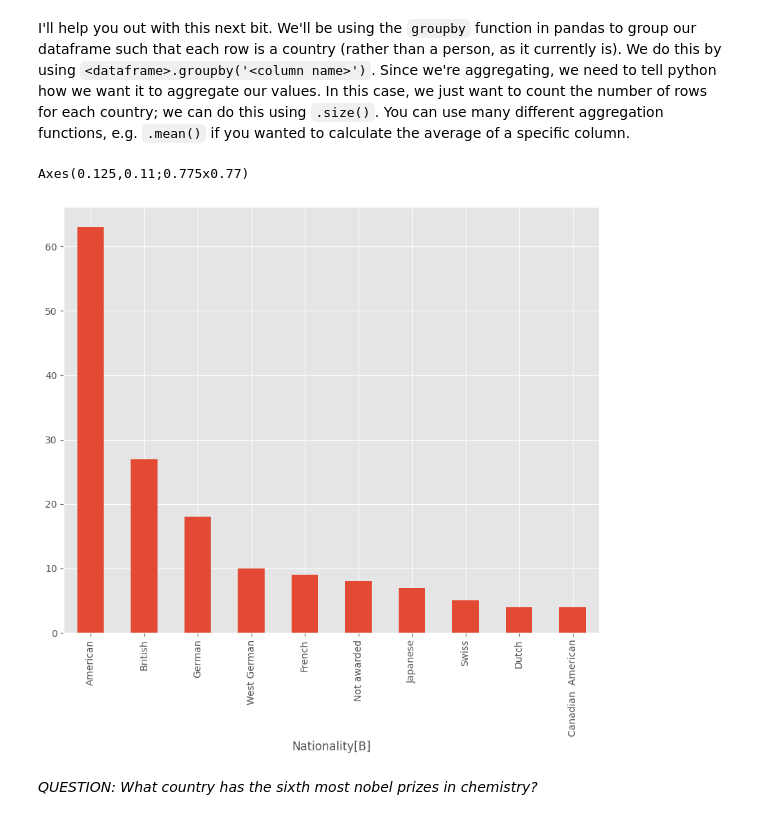
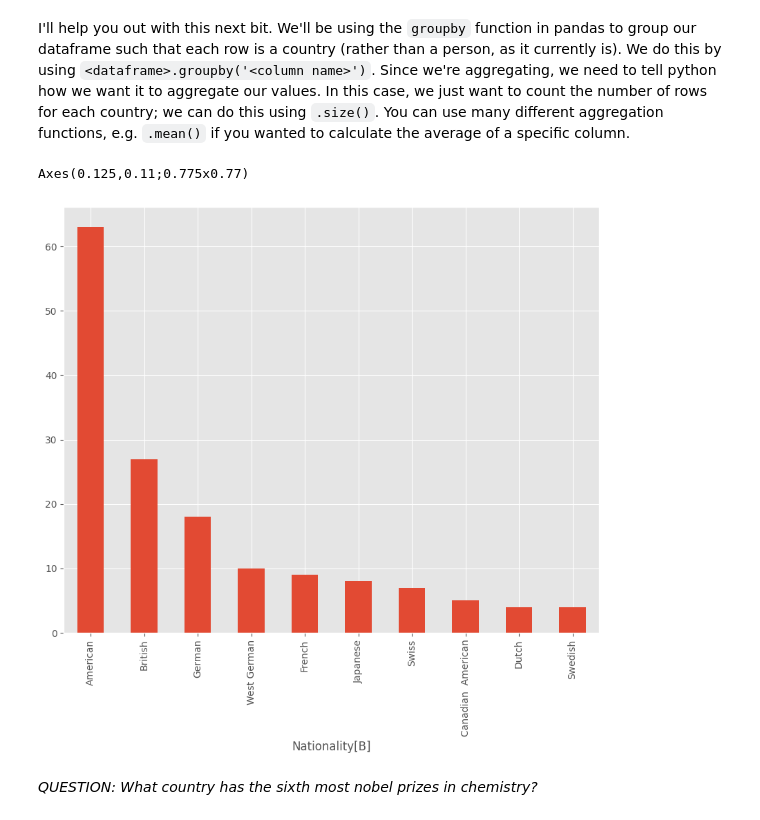
Before and after one commit to Denise-byte/QM2, a Jupyter notebook: notebooks/W02. Pandas.ipynb, the cells around one changed output. Drawn from its saved outputs; the diff is of its cells as text; code cells hidden in the pictures.

```diff
--- a/notebooks/W02. Pandas.ipynb
+++ b/notebooks/W02. Pandas.ipynb
@@ -441,16 +441,16 @@ I'll help you out with this next bit. We'll be using the `groupby` function in p
 # %%
 # create a new dataframe called 'country' in which each row is a country, and the values represent the number of nobel laureates.
 
 country= chem.groupby ('Nationality[B]').size()
 
 # now sort it in descending order
 country_sorted = country.sort_values(ascending=False).head(10).plot(kind='bar')
-
+country.drop("Not awarded").sort_values(ascending=False).head(10).plot(kind='bar')
 print(country_sorted)
 
 # finally, plot the top 10 countries
 # %% [output]
 Axes(0.125,0.11;0.775x0.77)
-[figure, old version]
+[figure, new version]
 # %% [markdown]
 *QUESTION: What country has the sixth most nobel prizes in chemistry?*
```
